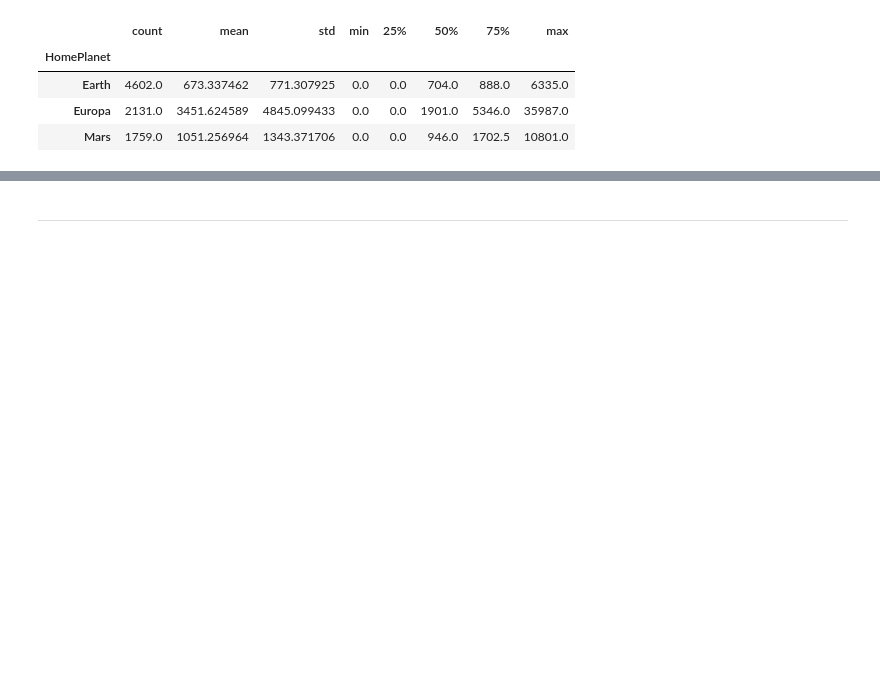
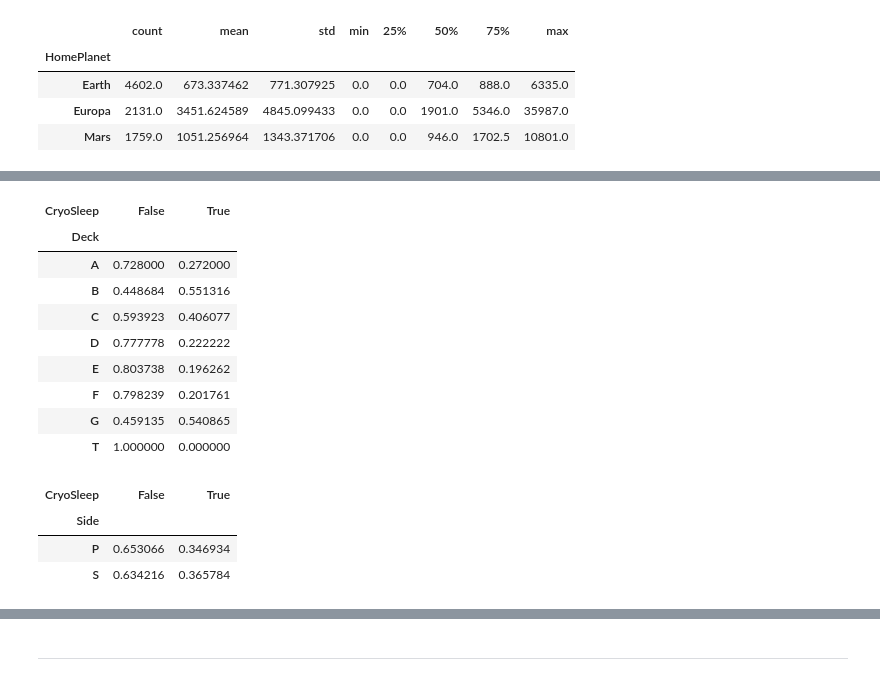
Before and after one commit to Darknight47/Kaggle-Competitions, a Jupyter notebook: Spaceship_Titanic/notebooks/data_understanding.ipynb, the cells around one changed output, grey strips where cells are left out. Cells and saved outputs as stored; diff of their text form; code cells hidden in the pictures; blank space fills up the shorter version.

```diff
--- a/Spaceship_Titanic/notebooks/data_understanding.ipynb
+++ b/Spaceship_Titanic/notebooks/data_understanding.ipynb
@@ -303,0 +368,20 @@ df.groupby('HomePlanet')['total_spend'].describe()
+# %%
+pd.crosstab(df['Deck'], df['CryoSleep'], normalize='index')
+# %% [output]
+| CryoSleep | False | True |
+| Deck |  |  |
+| A | 0.728000 | 0.272000 |
+| B | 0.448684 | 0.551316 |
+| C | 0.593923 | 0.406077 |
+| D | 0.777778 | 0.222222 |
+| E | 0.803738 | 0.196262 |
+| F | 0.798239 | 0.201761 |
+| G | 0.459135 | 0.540865 |
+| T | 1.000000 | 0.000000 |
+# %%
+pd.crosstab(df['Side'], df['CryoSleep'], normalize='index')
+# %% [output]
+| CryoSleep | False | True |
+| Side |  |  |
+| P | 0.653066 | 0.346934 |
+| S | 0.634216 | 0.365784 |
```
Also changed, not shown: parts of 24 cells of this notebook, 2 other files.
